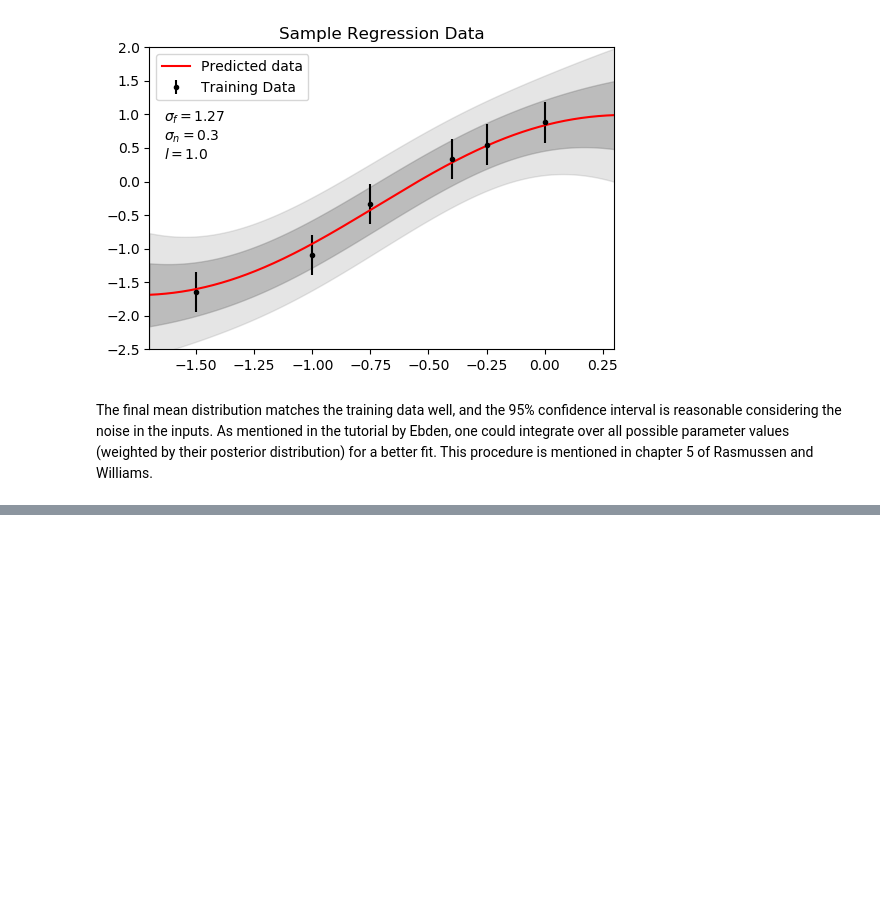
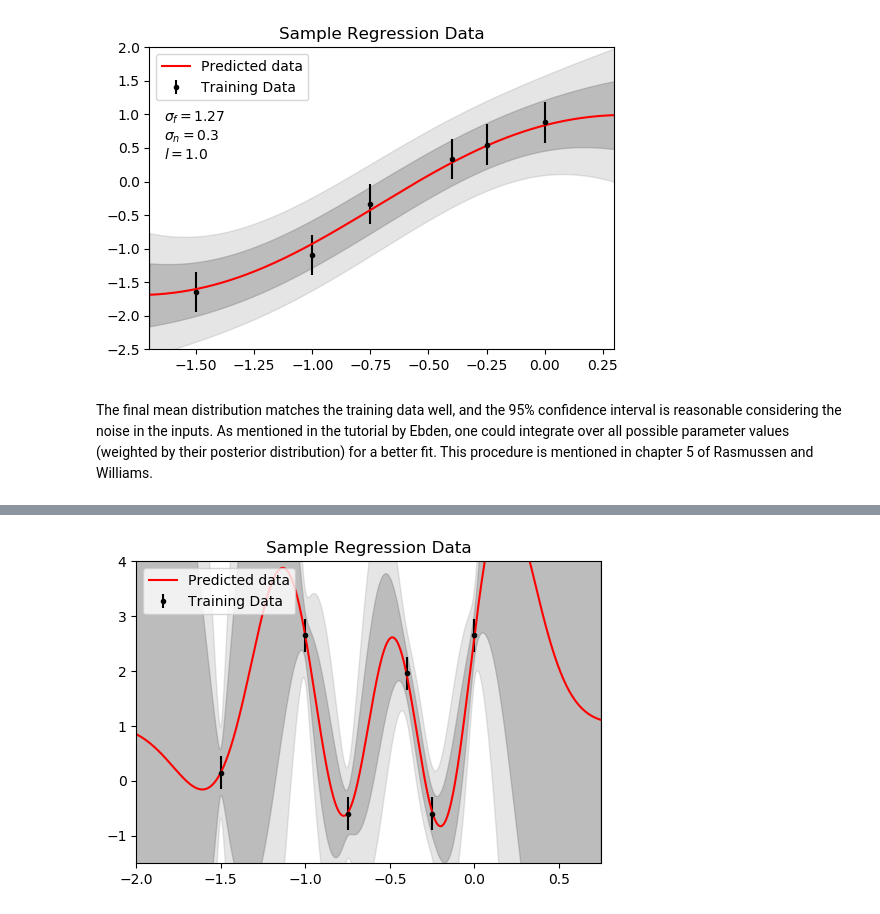
Before and after one commit to CrawfordGroup/lml, a Jupyter notebook: tutorials/ml-gpr.ipynb, the cells around one changed output, grey strips where cells are left out. Saved outputs shown, nothing was run; the diff lists cells and outputs as text; code cells hidden in the pictures; blank space fills up the shorter version.

```diff
--- a/tutorials/ml-gpr.ipynb
+++ b/tutorials/ml-gpr.ipynb
@@ -203,0 +232,61 @@ The final mean distribution matches the training data well, and the 95% confiden
+# %%
+# Optimized hypers?
+sf = 7.8
+l = 0.24
+
+# Predict a single point
+xs = 0.2
+
+# Training kernel matrix
+K = np.zeros((len(X),len(X)))
+for i in range(0,len(X)):
+    for j in range(0,len(X)):
+        K[i][j] = rbf(X[i],X[j],sf,l,sn)
+
+# Overlap kernel vector
+Ks = np.asarray([rbf(xs,x,sf,l,sn) for x in X])
+
+# Prediction kernel point
+Kss = rbf(xs,xs,sf,l,sn)
+
+# Shift mean of training targets to 0
+y_avg = np.mean(y)
+y -= y_avg
+
+# Predict the test target mean and variance, reform y
+ys1 = np.dot(np.dot(Ks,np.linalg.inv(K)),y) + y_avg
+var_ys1 = Kss - np.dot(np.dot(Ks,np.linalg.inv(K)),Ks.T)
+y += y_avg
+
+# Entire distribution
+Xs = np.linspace(-2,0.75,1000)
+
+# Overlap kernel
+Ks = np.zeros((len(Xs),len(X)))
+for i in range(0,len(Xs)):
+    for j in range(0,len(X)):
+        Ks[i][j] = rbf(Xs[i],X[j],sf,l,sn)
+
+# Prediction kernel
+Kss = np.zeros((len(Xs),len(Xs)))
+for i in range(0,len(Xs)):
+    for j in range(0,len(Xs)):
+        Kss[i][j] = rbf(Xs[i],Xs[j],sf,l,sn)
+
+y -= y_avg
+ys = np.asarray([np.dot(np.dot(Ks[i],np.linalg.inv(K)),y) for i in range(0,len(Xs))]) + y_avg
+var_ys = [Kss[i][i] - np.dot(np.dot(Ks[i],np.linalg.inv(K)),Ks[i].T) for i in range(0,len(Xs))]
+CI = [1.96 * var**0.5 for var in var_ys]
+y += y_avg
+
+plt.figure(1,dpi=100)
+plt.title("Sample Regression Data")
+plt.errorbar(X,y,sn,fmt='k.',label="Training Data")
+plt.plot(Xs,ys,'r',label="Predicted data")
+plt.fill_between(Xs,ys-np.power(var_ys,0.5),ys+np.power(var_ys,0.5),color='gray',alpha=0.4)
+plt.fill_between(Xs,ys-CI,ys+CI,color='gray',alpha=0.2)
+plt.legend(loc='upper left')
+plt.axis([-2,0.75,-1.5,4])
+plt.show()
+# %% [output]
+[figure, added]
```
Also changed, not shown: parts of 7 cells of this notebook, 1 other file.
